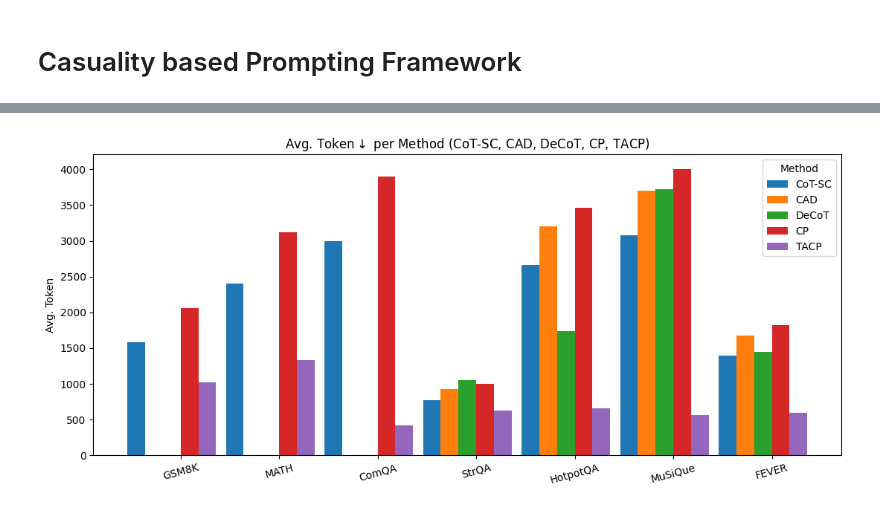
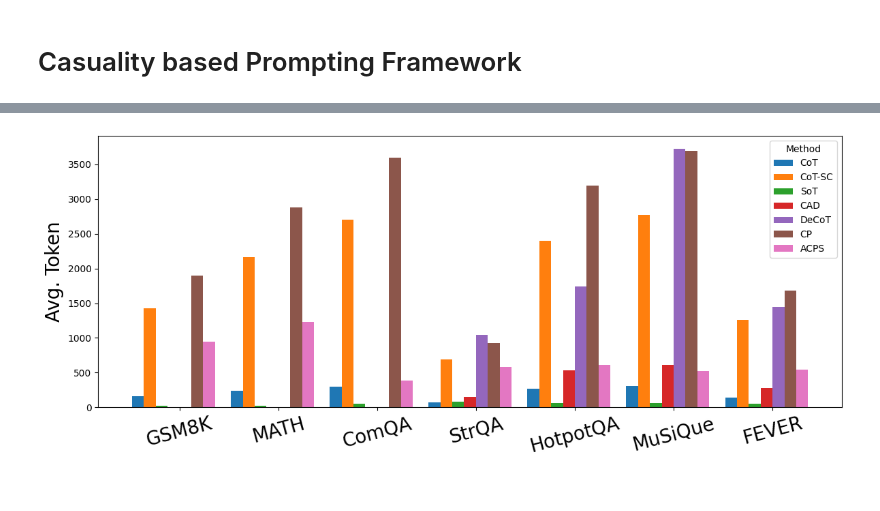
Before and after one commit to Aisuko/acps, a Jupyter notebook: efficiency_comparison/efficiency-analysis.ipynb, the cells around one changed output, grey strips where cells are left out. Saved outputs shown, nothing was run; the diff lists cells and outputs as text; code cells hidden in the pictures.

Commit message:
update all the code a nf image
Signed-off-by: GitHub <noreply@github.com>

```diff
--- a/efficiency_comparison/efficiency-analysis.ipynb
+++ b/efficiency_comparison/efficiency-analysis.ipynb
@@ -374,79 +374,84 @@ logger.info(avg_steps_decot_fever)
 # %%
-methods_plot2 = ['CoT-SC', 'CAD', 'DeCoT', 'CP', 'TACP']
+methods_plot2 = ['CoT', 'CoT-SC', 'SoT', 'CAD', 'DeCoT', 'CP', 'ACPS']
 
 avg_tokens_plot2 = np.array([
-    # CoT-SC
+    # CoT (raw, no multiplier),
+    avg_tokens_plot1[0],
+    # CoT-SC (×9 cot every question)
     [
-        10 * avg_tokens_gsm8k_cot,
-        10 * avg_tokens_math_cot,
-        10 * avg_tokens_coqa_cot,
-        10 * avg_tokens_strqa_cot,
-        10 * avg_tokens_hotpotqa_cot,
-        10 * avg_tokens_musique_cot,
-        10 * avg_tokens_fever_cot
+        9 * avg_tokens_gsm8k_cot,
+        9 * avg_tokens_math_cot,
+        9 * avg_tokens_coqa_cot,
+        9 * avg_tokens_strqa_cot,
+        9 * avg_tokens_hotpotqa_cot,
+        9 * avg_tokens_musique_cot,
+        9 * avg_tokens_fever_cot
     ],
-    # CAD
+    # SoT (raw) 20 times data generalization for visualization
+    [x * 20 for x in avg_steps_plot1[1]],
+    # CAD (×2 for get logprob with/without context, only for multi-hop QA & fact checking)
     [
         0,
         0,
         0,
-        12 * avg_tokens_strqa_cot,
-        12 * avg_tokens_hotpotqa_cot,
-        12 * avg_tokens_musique_cot,
-        12 * avg_tokens_fever_cot
+        2 * avg_tokens_strqa_cot,
+        2 * avg_tokens_hotpotqa_cot,
+        2 * avg_tokens_musique_cot,
+        2 * avg_tokens_fever_cot
     ],
-    # DeCoT
+    # DeCoT (direct values)
     [
         0,
         0,
         0,
         avg_tokens_decot_strqa,
         avg_tokens_decot_hotpotqa,
         avg_tokens_decot_musiqueqa,
         avg_tokens_decot_fever
     ],
-    # CP
+    # CP (9 times reasoning paths + 3 times intervening)
     [
-        13 * avg_tokens_gsm8k_cot,
-        13 * avg_tokens_math_cot,
-        13 * avg_tokens_coqa_cot,
-        13 * avg_tokens_strqa_cot,
-        13 * avg_tokens_hotpotqa_cot,
-        13 * avg_tokens_musique_cot,
-        13 * avg_tokens_fever_cot
+        12 * avg_tokens_gsm8k_cot,
+        12 * avg_tokens_math_cot,
+        12 * avg_tokens_coqa_cot,
+        12 * avg_tokens_strqa_cot,
+        12 * avg_tokens_hotpotqa_cot,
+        12 * avg_tokens_musique_cot,
+        12 * avg_tokens_fever_cot
     ],
-    # TACP
+    # ACPS (same to cp)
     [
-        13 * avg_tokens_gsm8k_sot,
-        13 * avg_tokens_math_sot,
-        13 * avg_tokens_coqa_sot,
-        13 * avg_tokens_strqa_sot,
-        13 * avg_tokens_hotpotqa_sot,
-        13 * avg_tokens_musique_sot,
-        13 * avg_tokens_fever_sot
+        12 * avg_tokens_gsm8k_sot,
+        12 * avg_tokens_math_sot,
+        12 * avg_tokens_coqa_sot,
+        12 * avg_tokens_strqa_sot,
+        12 * avg_tokens_hotpotqa_sot,
+        12 * avg_tokens_musique_sot,
+        12 * avg_tokens_fever_sot
     ]
 ])
 
 
 n_methods = len(methods_plot2)
 x = np.arange(len(datasets))
-bar_width = 0.18
-colors = plt.get_cmap('tab10').colors
+bar_width = 0.12  # Narrower bars to fit 7 methods
+colors = plt.get_cmap('tab10').colors  # Optional: extend with + plt.get_cmap('Set2').colors
 
-fig, ax = plt.subplots(figsize=(11, 5))
+fig, ax = plt.subplots(figsize=(12, 5))
 for i, method in enumerate(methods_plot2):
-    ax.bar(x + (i - n_methods/2) * bar_width, avg_tokens_plot2[i], width=bar_width,
-           color=colors[i], label=method)
+    ax.bar(x + (i - n_methods / 2) * bar_width, avg_tokens_plot2[i], width=bar_width,
+           color=colors[i % len(colors)], label=method)
+
 ax.set_xticks(x)
-ax.set_xticklabels(datasets, rotation=15)
-ax.set_ylabel('Avg. Token')
-ax.set_title('Avg. Token$\\downarrow$ per Method (CoT-SC, CAD, DeCoT, CP, TACP)')
+ax.set_xticklabels(datasets, rotation=15, fontsize=20)
+ax.set_ylabel('Avg. Token', fontsize=20)
+# ax.set_title('Avg. Token$\\downarrow$ per Method (CoT, CoT-SC, SoT, CAD, DeCoT, CP, ACPS)', fontsize=20)
 ax.legend(title="Method")
 fig.tight_layout()
-fig.savefig("avg_token_casuality.png", dpi=300)
+fig.savefig("avg_token_causality.png", dpi=300)
 plt.show()
 # %% [output]
-[figure, old version]
+[figure, new version]
 # %%
 import ast
 
```
Also changed, not shown: parts of 8 cells of this notebook, 6 other files.
